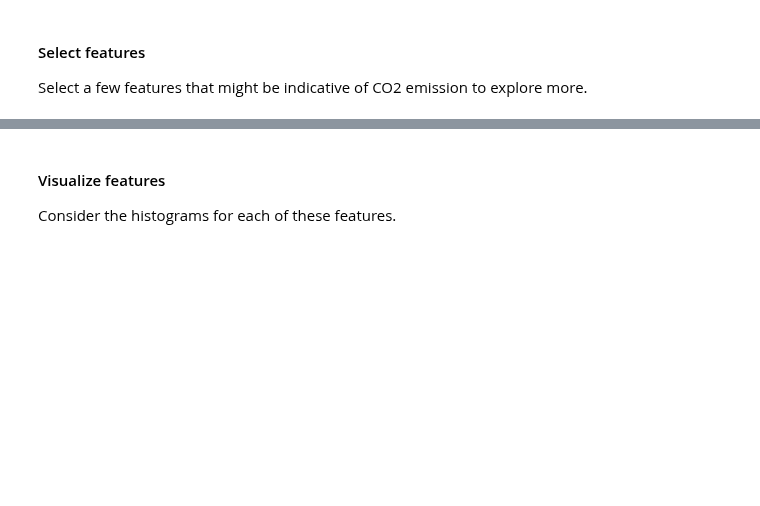
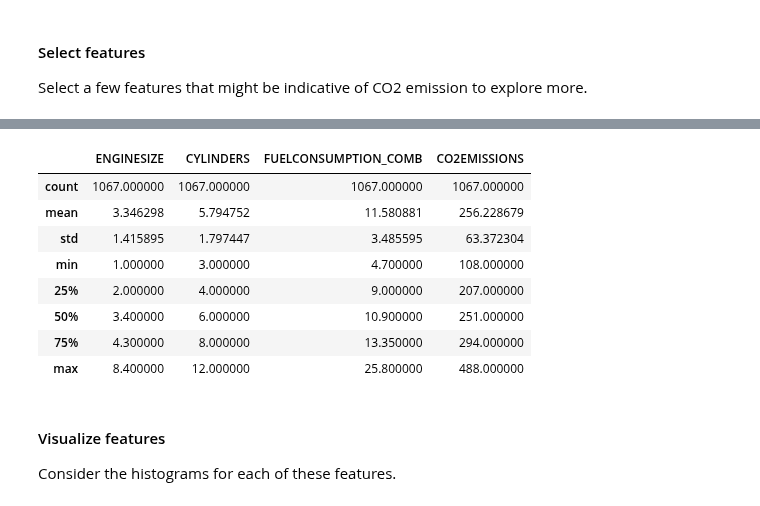
Before and after one commit to fateme-alk/learning, a Jupyter notebook: regression/Simple_Linear_Regression_v1.ipynb, the cells around one changed output, grey strips where cells are left out. Saved outputs shown, nothing was run; the diff lists cells and outputs as text; code cells hidden in the pictures; blank space fills up the shorter version.

```diff
--- a/regression/Simple_Linear_Regression_v1.ipynb
+++ b/regression/Simple_Linear_Regression_v1.ipynb
@@ -171,3 +171,15 @@ cdf.sample(9)
+# %%
+cdf.describe()
+# %% [output]
+|  | ENGINESIZE | CYLINDERS | FUELCONSUMPTION_COMB | CO2EMISSIONS |
+| count | 1067.000000 | 1067.000000 | 1067.000000 | 1067.000000 |
+| mean | 3.346298 | 5.794752 | 11.580881 | 256.228679 |
+| std | 1.415895 | 1.797447 | 3.485595 | 63.372304 |
+| min | 1.000000 | 3.000000 | 4.700000 | 108.000000 |
+| 25% | 2.000000 | 4.000000 | 9.000000 | 207.000000 |
+| 50% | 3.400000 | 6.000000 | 10.900000 | 251.000000 |
+| 75% | 4.300000 | 8.000000 | 13.350000 | 294.000000 |
+| max | 8.400000 | 12.000000 | 25.800000 | 488.000000 |
 # %% [markdown]
 #### Visualize features
 Consider the histograms for each of these features.
```
Also changed, not shown: parts of 11 cells of this notebook.
